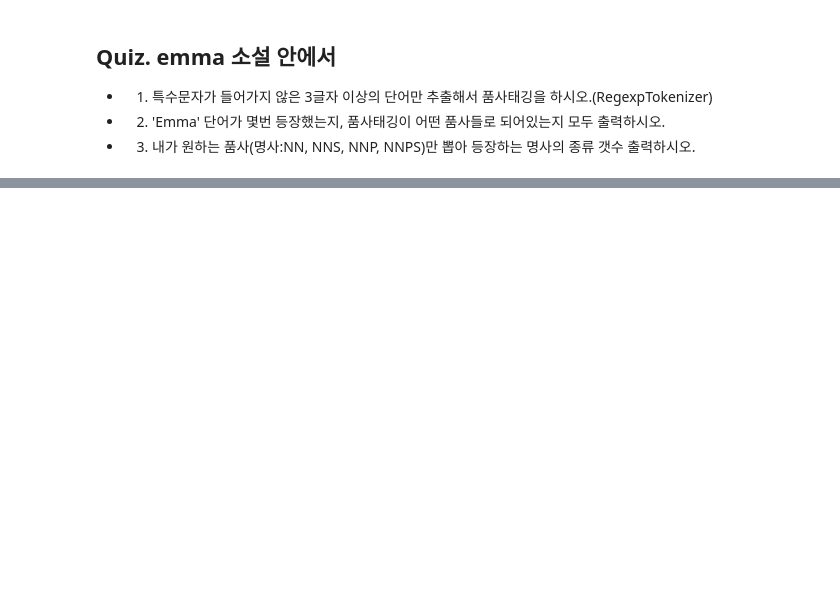
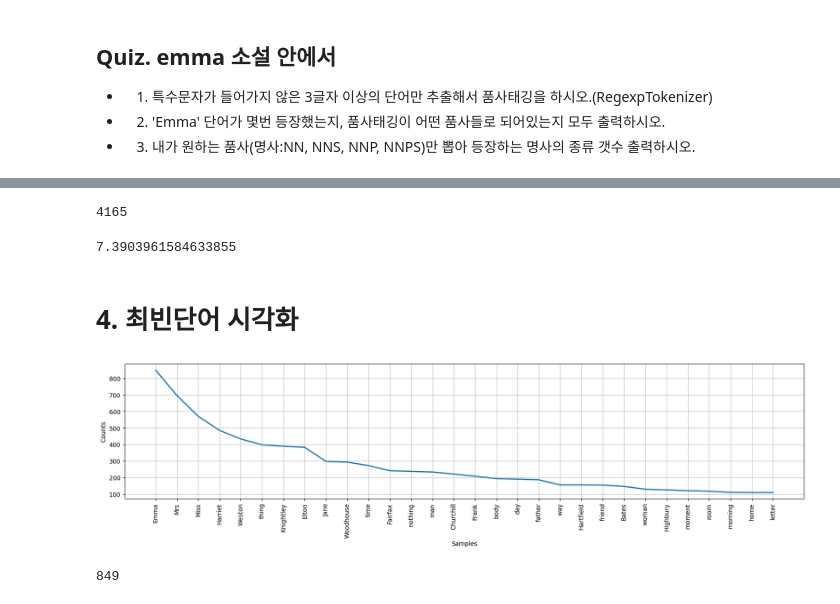
Before and after one commit to Hyo0806/ai, a Jupyter notebook: source/07_자연어처리/ch1_NLTK자연어처리.ipynb, the cells around one changed output, grey strips where cells are left out. Cells and saved outputs as stored; diff of their text form; code cells hidden in the pictures; blank space fills up the shorter version.

```diff
--- a/source/07_자연어처리/ch1_NLTK자연어처리.ipynb
+++ b/source/07_자연어처리/ch1_NLTK자연어처리.ipynb
@@ -224,0 +257,18 @@ digits = ret.tokenize(emma)
+# %%
+# 강사님 한번에 하는거
+
+# for문
+pos = set()
+cnt = 0 # Emma 등장횟수
+for word, tag in tagged_list:
+    if word == 'Emma':
+        cnt += 1
+        pos.add(tag)
+
+# 리스트컨프리핸션
+tags = [tag for word, tag in tagged_list if word=='Emma']
+cnt = len(tags)
+pos = set(tags)
+
+print('Emma 등장 횟수 :', cnt)
+print('Emma가 분류된 품사 :', pos)
@@ -224,0 +278,9 @@ digits = ret.tokenize(emma)
+# %%
+# Emma로 분류된 품사의 갯수를 sort 출력
+
+import pandas as pd
+pos_cnt = pd.Series([0]*len(pos), index=pos)
+for word, tag in tagged_list:
+    if word == 'Emma':
+        pos_cnt[tag] += 1
+pos_cnt.sort_values(ascending=False) # 내림차순정렬
@@ -225,2 +299,34 @@ digits = ret.tokenize(emma)
 # %%
 # 3. 내가 원하는 품사(명사:NN, NNS, NNP, NNPS)만 뽑아 등장하는 명사의 종류 갯수 출력하시오.
+
+ret = RegexpTokenizer('\w{3,}')
+digits = ret.tokenize(emma)
+tagged_list = pos_tag(digits)
+nouns_list = []
+nouns_list = [word for word, tag in tagged_list if tag in ['NN', 'NNS', 'NNP', 'NNPS']]
+print(len(set(nouns_list)))
+# %% [output]
+4165
+# %%
+# 제일 많이 등장하는 단어
+
+len(nouns_list)/len(set(nouns_list))
+# %% [output]
+7.3903961584633855
+# %% [markdown]
+# 4. 최빈단어 시각화
+# %%
+import matplotlib.pyplot as plt
+from nltk import Text
+
+# Text : 단어리스트와 관련된 빈도 분석이나 단어검색을 쉽게 할 수 있는 도구
+plt.figure(figsize=(20,4))
+emma_text = Text(nouns_list)
+emma_text.plot(30)
+plt.show()
+# %% [output]
+[figure, added]
+# %%
+emma_text.count('Emma')
+# %% [output]
+849
```
Also changed, not shown: parts of 10 cells of this notebook, 4 other files.
